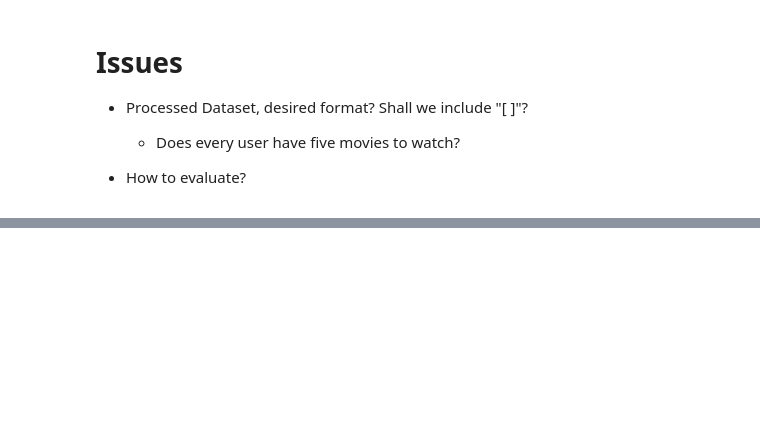
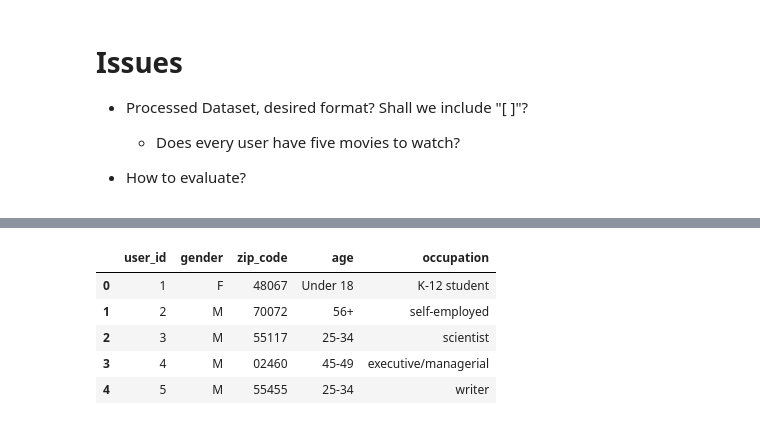
Before and after one commit to fanyuy2/LLM-RL4Rec, a Jupyter notebook: sft_pipeline.ipynb, the cells around one changed output, grey strips where cells are left out. Cells and saved outputs as stored; diff of their text form; code cells hidden in the pictures; blank space fills up the shorter version.

```diff
--- a/sft_pipeline.ipynb
+++ b/sft_pipeline.ipynb
@@ -828,0 +1533,17 @@ for metric, value in metrics.items():
+# %%
+users_df = users_df.rename(columns = {
+    "UserID": "user_id",
+    "Gender": "gender",
+    "Age Group": "age",
+    "Occupation Name": "occupation",
+    "Zip-code": "zip_code",
+})
+# %%
+users_df.head()
+# %% [output]
+|  | user_id | gender | zip_code | age | occupation |
+| 0 | 1 | F | 48067 | Under 18 | K-12 student |
+| 1 | 2 | M | 70072 | 56+ | self-employed |
+| 2 | 3 | M | 55117 | 25-34 | scientist |
+| 3 | 4 | M | 02460 | 45-49 | executive/managerial |
+| 4 | 5 | M | 55455 | 25-34 | writer |
```
Also changed, not shown: parts of 69 cells of this notebook.
